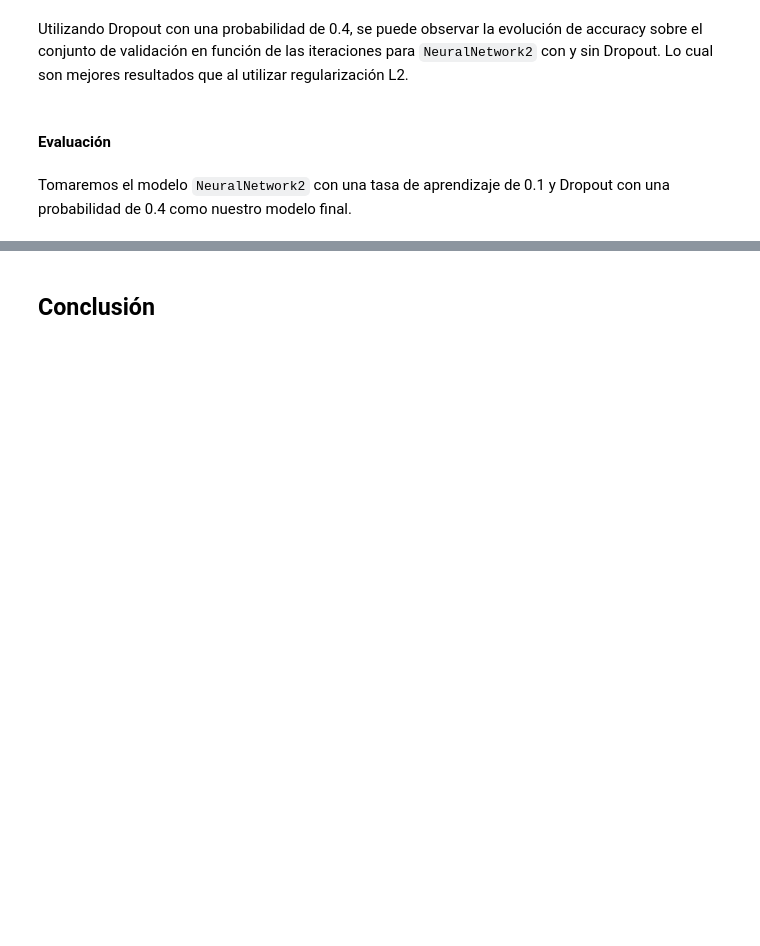
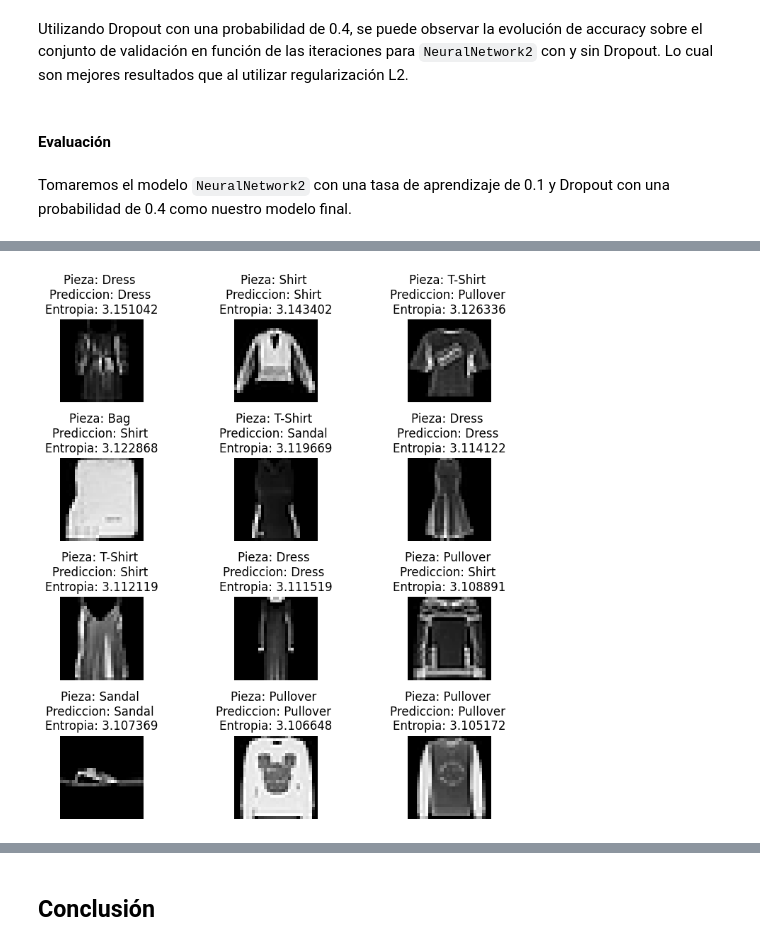
Before and after one commit to santiagoalaniz/fing_aprendaut, a Jupyter notebook: lab4/informe_tarea04.ipynb, the cells around one changed output, grey strips where cells are left out. Saved outputs shown, nothing was run; the diff lists cells and outputs as text; code cells hidden in the pictures; blank space fills up the shorter version.

```diff
--- a/lab4/informe_tarea04.ipynb
+++ b/lab4/informe_tarea04.ipynb
@@ -455,51 +579,19 @@ plt.show()
 # %%
-import numpy as np
-
-def entropy(probabilities):
-    # MinMaxScaler para que no haya valores negativos.
-    probabilities = (probabilities - probabilities.min()) / (probabilities.max() - probabilities.min())
-    # Filtro probabilidades nulas (log2(0) = -inf)
-    non_zero_probabilities = [p for p in probabilities if p != 0]
-    # Normalizar probabilidades.
-    normalized_probabilities = non_zero_probabilities / np.sum(non_zero_probabilities)
-
-    entropy = -np.sum([p * np.log2(p) for p in normalized_probabilities])
-    return entropy
-
-PLT_LABELS = ["T-Shirt", "Trouser", "Pullover", "Dress", "Coat", "Sandal", "Shirt", "Sneaker", "Bag", "Ankle Boot" ]
-model_final = NeuralNetwork2().to(DEVICE)
-model_final.load_state_dict(torch.load("data/model_final2.pth"))
-
-model_final.eval()
-img_with_entropy = []
-
-with torch.no_grad():
-    for X, y in test_dataloader:
-        X, y = X.to(DEVICE), y.to(DEVICE)
-        pred = model_final(X)
-        predictions = torch.argmax(pred, dim=1)
-
-        for X, y, pred, predictions in zip(X, y, pred, predictions):
-            img_with_entropy.append({
-                "img": X,
-                "value":y.cpu().numpy(),
-                "prediction":predictions.cpu().numpy(),
-                "entropy": entropy(pred.numpy())
-            })
-
 sorted_img = sorted(img_with_entropy, key=lambda x: x["entropy"], reverse=True)
 
 figure = plt.figure(figsize=(8, 8))
 cols, rows = 3, 4
 # Show first 10
 for i in range(1, cols * rows + 1):
     sample = sorted_img[i]
     img, label, prediction, entropy_val = sample["img"], sample["value"], sample["prediction"], sample["entropy"]
     figure.add_subplot(rows, cols, i)
     plt.title(f'Pieza: {LABELS[int(label)]} \nPrediccion: {LABELS[int(prediction)]} \nEntropia: {entropy_val:4f}')
     plt.axis("off")
     plt.imshow(img.squeeze(), cmap="gray")
 
 #
 plt.tight_layout()
 plt.show()
+# %% [output]
+[figure, added]
```
Also changed, not shown: parts of 23 cells of this notebook, 1 other file.
